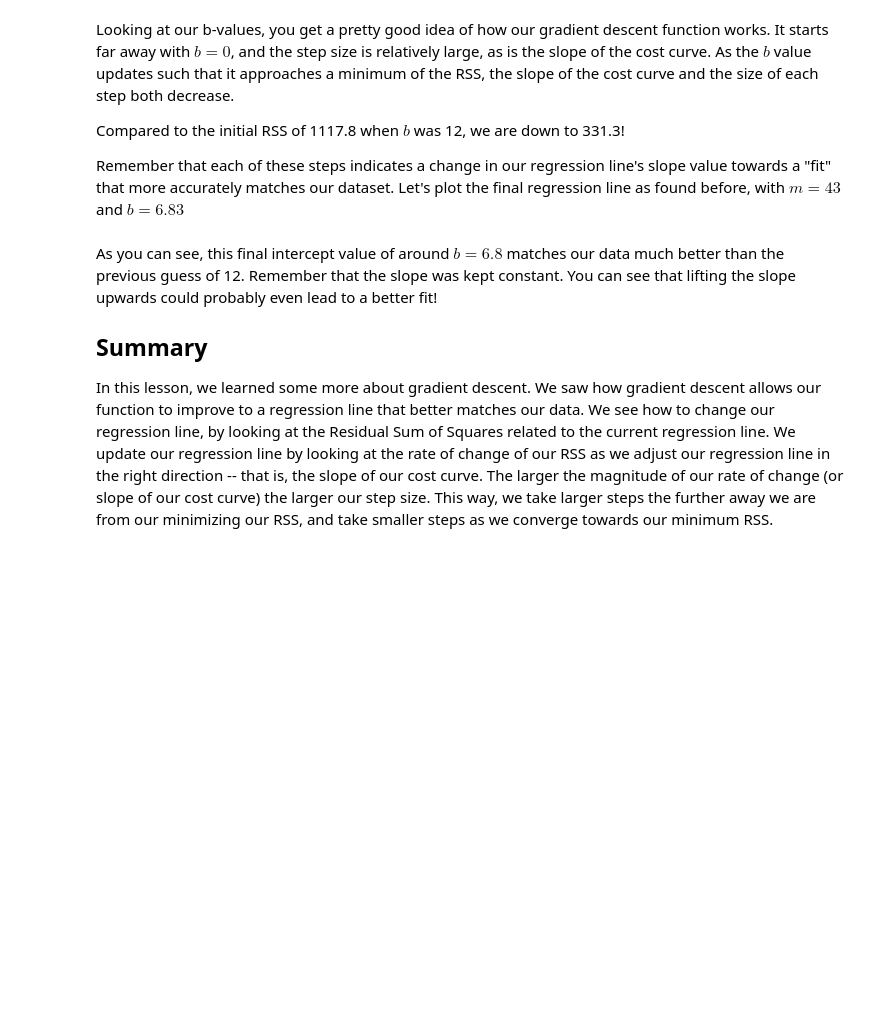
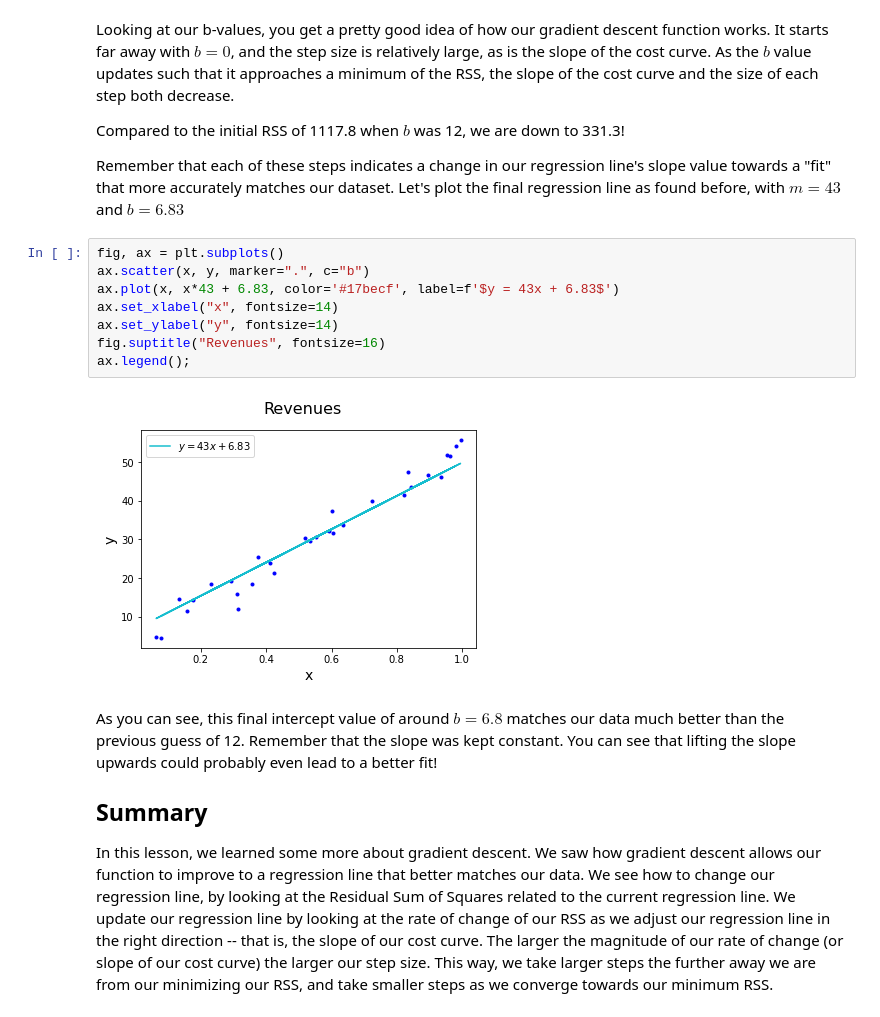
Before and after one commit to learn-co-curriculum/dsc-gradient-descent-step-sizes-lab, a Jupyter notebook: index.ipynb, the cells around one changed output. Saved outputs shown, nothing was run; the diff lists cells and outputs as text; blank space fills up the shorter version.

```diff
--- a/index.ipynb
+++ b/index.ipynb
@@ -374,6 +374,16 @@ Looking at our b-values, you get a pretty good idea of how our gradient descent
 Compared to the initial RSS of 1117.8 when $b$ was 12, we are down to 331.3!
 
 Remember that each of these steps indicates a change in our regression line's slope value towards a "fit" that more accurately matches our dataset.  Let's plot the final regression line as found before, with $m=43$ and $b=6.83$
+# %%
+fig, ax = plt.subplots()
+ax.scatter(x, y, marker=".", c="b")
+ax.plot(x, x*43 + 6.83, color='#17becf', label=f'$y = 43x + 6.83$')
+ax.set_xlabel("x", fontsize=14)
+ax.set_ylabel("y", fontsize=14)
+fig.suptitle("Revenues", fontsize=16)
+ax.legend();
+# %% [output]
+[figure, added]
 # %% [markdown]
 As you can see, this final intercept value of around $b=6.8$ matches our data much better than the previous guess of 12. Remember that the slope was kept constant. You can see that lifting the slope upwards could probably even lead to a better fit!
 
```
Also changed, not shown: 2 other files.
